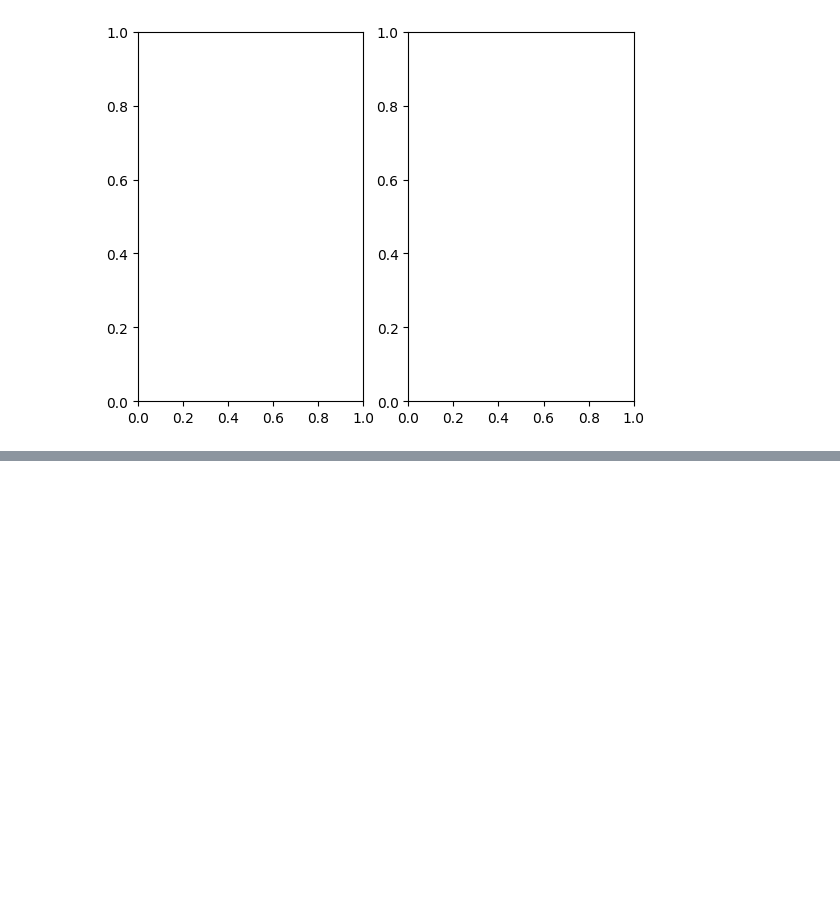
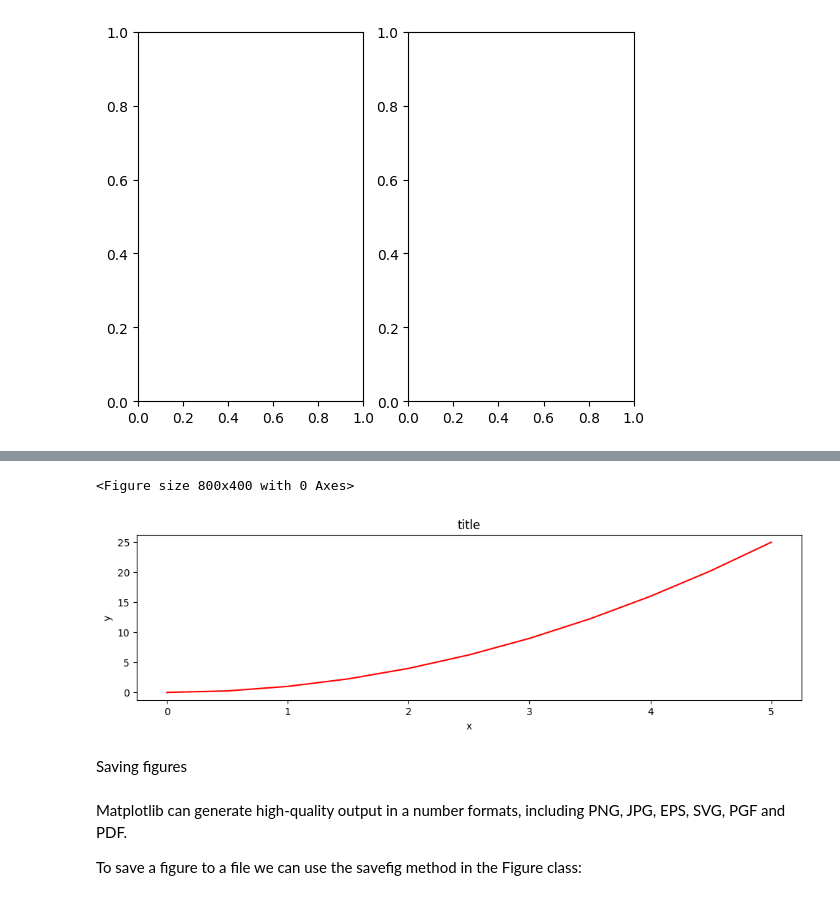
Before and after one commit to iammahendragit/Data_Science, a Jupyter notebook: Data Visualization using Matplotlib/concept of matplotib.ipynb, the cells around one changed output, grey strips where cells are left out. Cells and saved outputs as stored; diff of their text form; code cells hidden in the pictures; blank space fills up the shorter version.

Commit message:
added saving fig

```diff
--- a/Data Visualization using Matplotlib/concept of matplotib.ipynb
+++ b/Data Visualization using Matplotlib/concept of matplotib.ipynb
@@ -91,0 +130,19 @@ fig, axes = plt.subplots(nrows=1, ncols=2)
+# %%
+fig = plt.figure(figsize=(8,4), dpi=100)
+# %% [output]
+<Figure size 800x400 with 0 Axes>
+# %%
+fig, axes = plt.subplots(figsize=(12,3))
+
+axes.plot(x, y, 'r')
+axes.set_xlabel('x')
+axes.set_ylabel('y')
+axes.set_title('title');
+# %% [output]
+[figure, added]
+# %% [markdown]
+Saving figures
+# %% [markdown]
+Matplotlib can generate high-quality output in a number formats, including PNG, JPG, EPS, SVG, PGF and PDF.
+
+To save a figure to a file we can use the savefig method in the Figure class:
```
Also changed, not shown: parts of 6 cells of this notebook, 1 other file.
